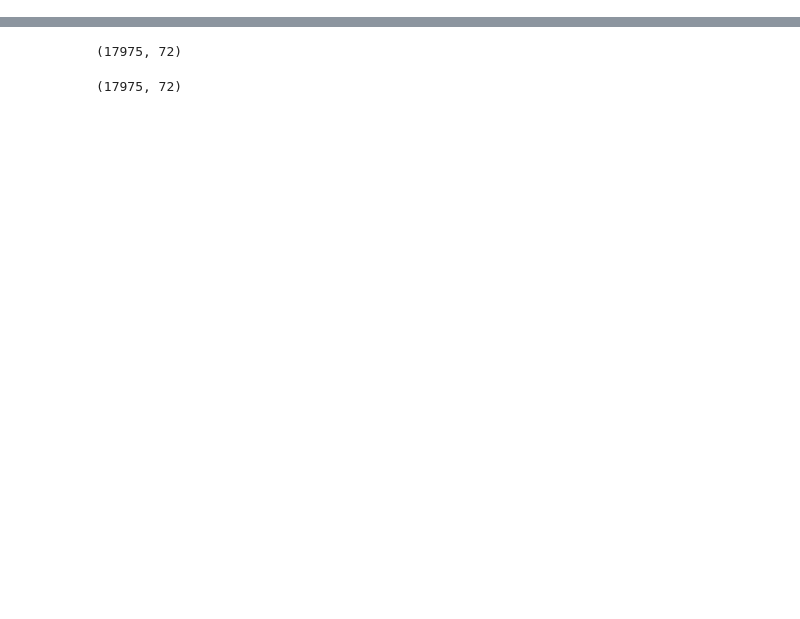
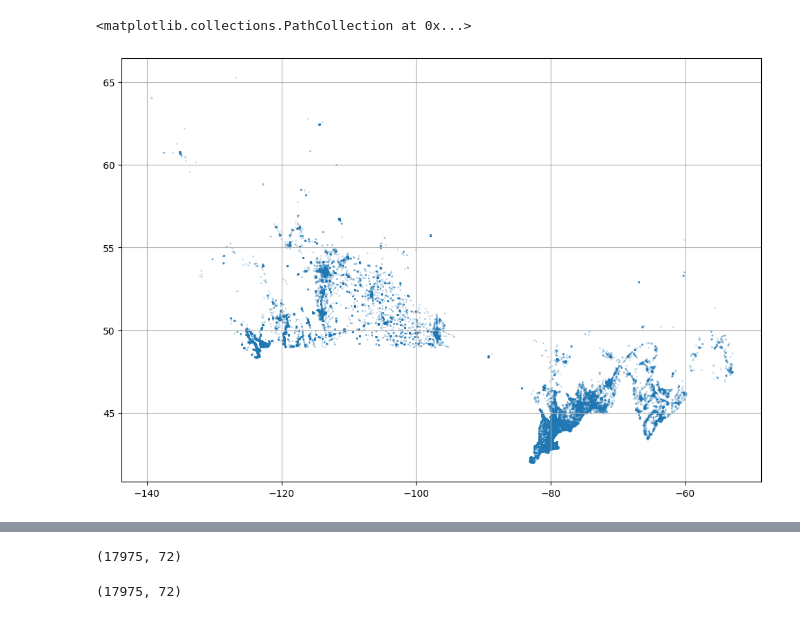
Before and after one commit to SoheilBadri2000/House-Pred-CA, a Jupyter notebook: EDA2.ipynb, the cells around one changed output, grey strips where cells are left out. Saved outputs shown, nothing was run; the diff lists cells and outputs as text; code cells hidden in the pictures; blank space fills up the shorter version.

```diff
--- a/EDA2.ipynb
+++ b/EDA2.ipynb
@@ -7,0 +6,2 @@ import matplotlib.pyplot as plt
+# %%
+df = pd.read_csv("data/lof/data-lof-2024-04-01.csv")
@@ -8,7 +48,10 @@ import matplotlib.pyplot as plt
 # %%
-df = pd.read_csv("data/knn/data_knn_2024-03-25.csv")
-df_dem = pd.read_csv("data/LocalLogic/Demographics/demographics_for_2024-03-25.csv")
-df_loc = pd.read_csv("data/LocalLogic/Locations/locations_for_2024-03-25.csv")
+# df = pd.read_csv("data/knn/data_knn_2024-03-25.csv")
+# df_dem = pd.read_csv("data/LocalLogic/Demographics/demographics_for_2024-03-25.csv")
+# df_loc = pd.read_csv("data/LocalLogic/Locations/locations_for_2024-03-25.csv")
+
+# df = pd.merge(df, df_dem, on="id")
+# df = pd.merge(df, df_loc, on="id")
 # %%
 df.info()
 # %% [output]
@@ -38,3 +143,10 @@ df = pd.merge(df, df_loc, on="id")
+# %%
+plt.figure(figsize=(12,8))
+plt.grid()
+plt.scatter(df["lng"], df["lat"], alpha=0.2, s=1)
+# %% [output]
+<matplotlib.collections.PathCollection at 0x...>
+[figure, added]
 # %%
 df.info()
 # %% [output]
```
Also changed, not shown: parts of 50 cells of this notebook, 2 other files.
